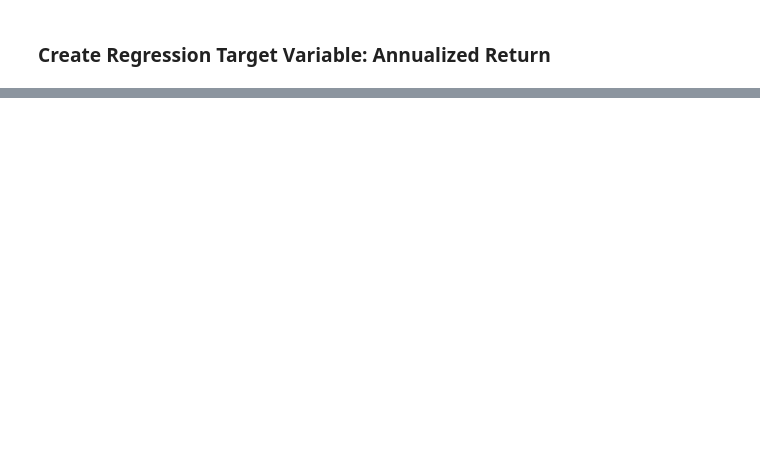
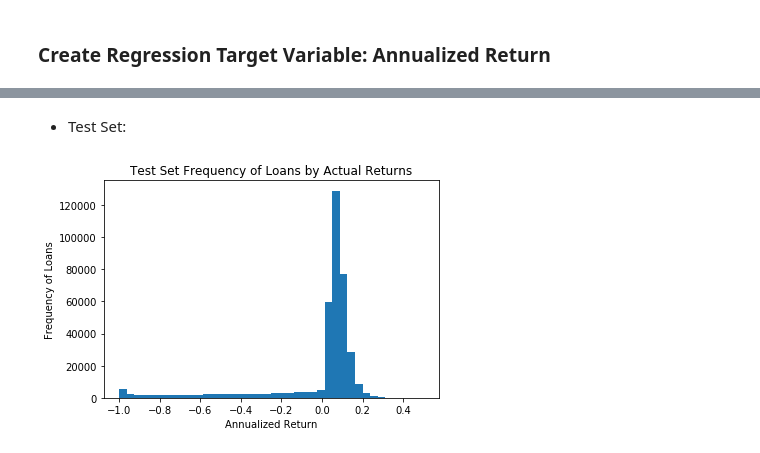
Before and after one commit to as6140/peervest, a Jupyter notebook: lc_lin_reg_v1.ipynb, the cells around one changed output, grey strips where cells are left out. Cells and saved outputs as stored; diff of their text form; code cells hidden in the pictures; blank space fills up the shorter version.

```diff
--- a/lc_lin_reg_v1.ipynb
+++ b/lc_lin_reg_v1.ipynb
@@ -117,0 +126,10 @@ y_train_all.head(20)
+# %% [markdown]
+- Test Set:
+# %%
+plt.hist(y_test_all['annu_return'],bins=40,range=(-1.0,0.5))
+plt.xlabel('Annualized Return')
+plt.ylabel('Frequency of Loans')
+plt.title('Test Set Frequency of Loans by Actual Returns')
+plt.show()
+# %% [output]
+[figure, added]
```
Also changed, not shown: parts of 23 cells of this notebook.
